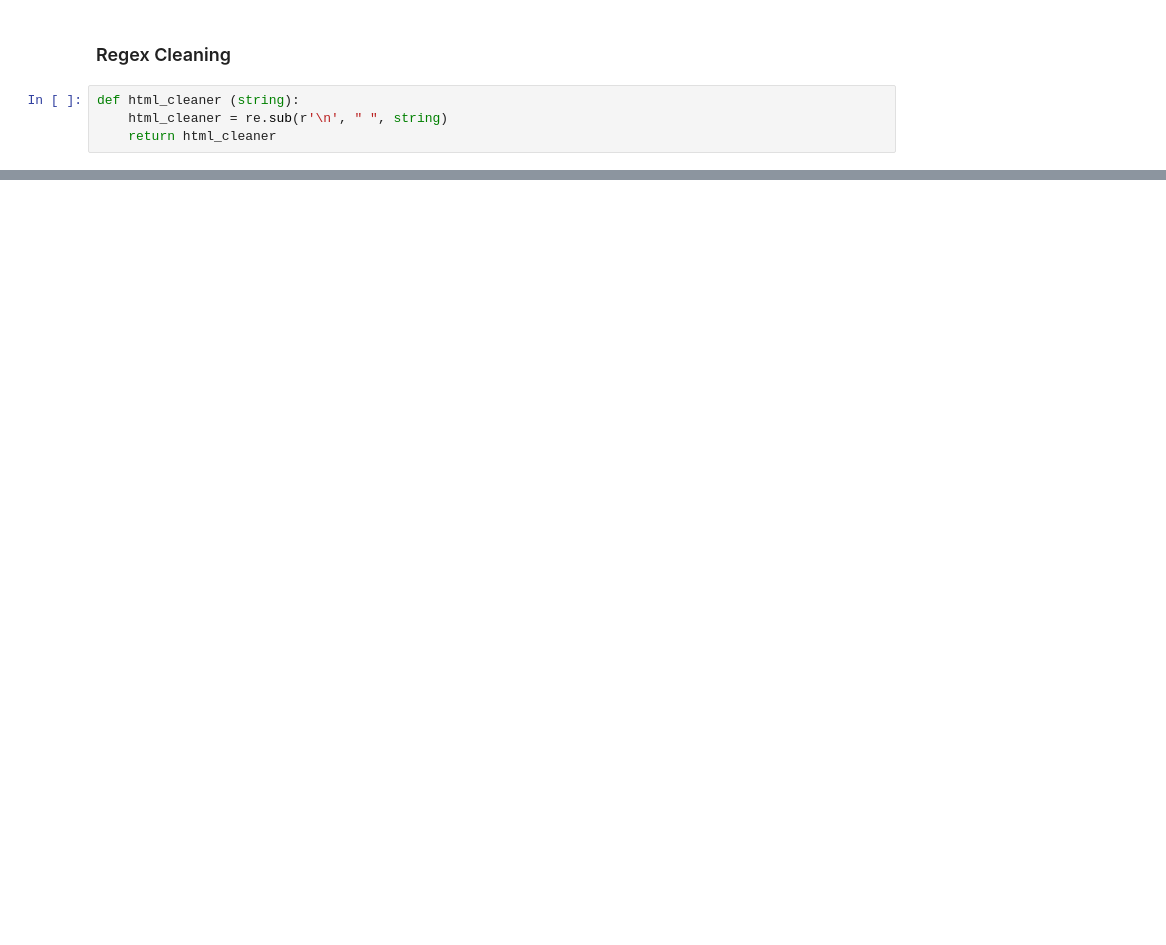
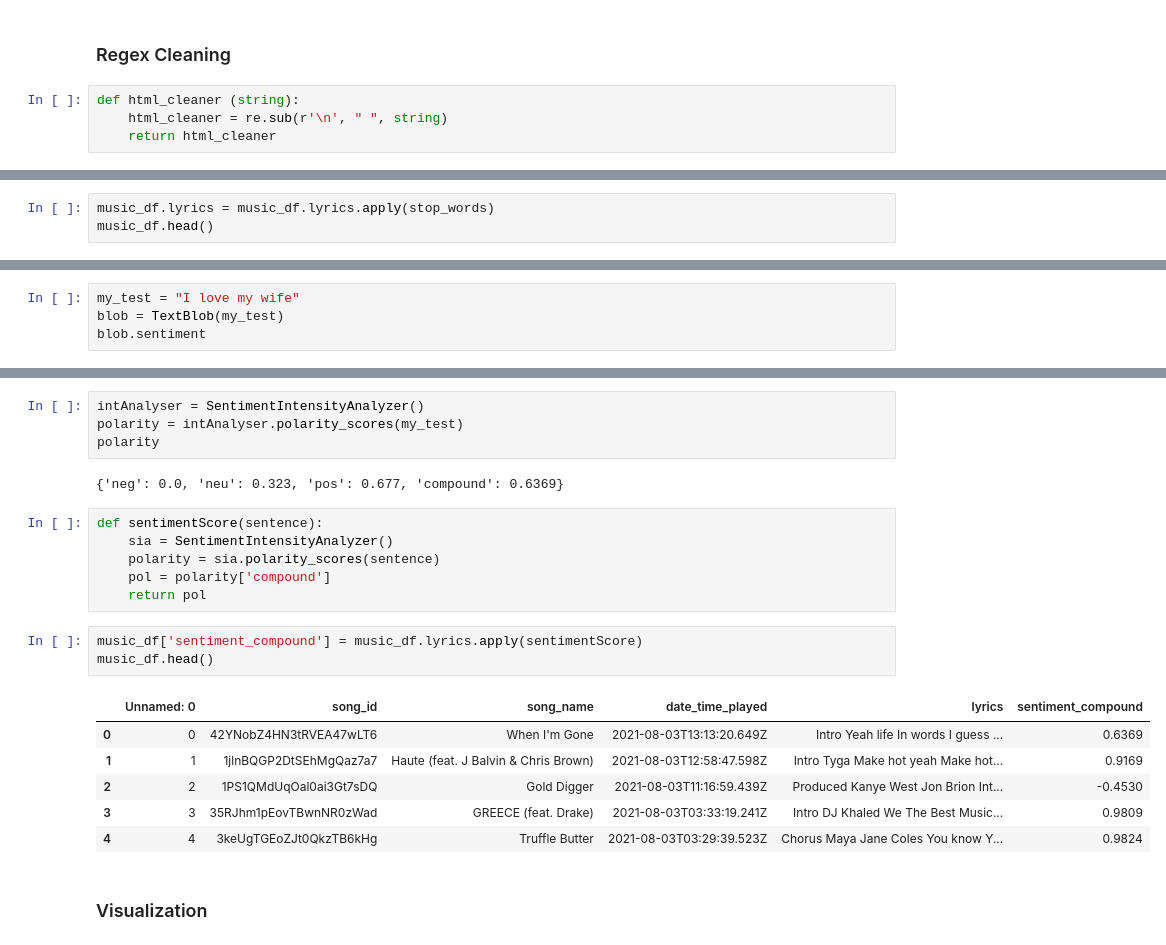
Before and after one commit to poboisvert/AirflowETL, a Jupyter notebook: lyrics_analysis_notebook/Sentiment-analysis-lyrics.ipynb, the cells around one changed output, grey strips where cells are left out. Drawn from its saved outputs; the diff is of its cells as text; blank space fills up the shorter version.

```diff
--- a/lyrics_analysis_notebook/Sentiment-analysis-lyrics.ipynb
+++ b/lyrics_analysis_notebook/Sentiment-analysis-lyrics.ipynb
@@ -60,0 +120,3 @@ print(stop_words)
+# %%
+music_df.lyrics = music_df.lyrics.apply(stop_words)
+music_df.head()
@@ -60,0 +132,4 @@ print(stop_words)
+# %%
+my_test = "I love my wife"
+blob = TextBlob(my_test)
+blob.sentiment
@@ -60,0 +144,24 @@ print(stop_words)
+# %%
+intAnalyser = SentimentIntensityAnalyzer()
+polarity = intAnalyser.polarity_scores(my_test)
+polarity
+# %% [output]
+{'neg': 0.0, 'neu': 0.323, 'pos': 0.677, 'compound': 0.6369}
+# %%
+def sentimentScore(sentence):
+    sia = SentimentIntensityAnalyzer()
+    polarity = sia.polarity_scores(sentence)
+    pol = polarity['compound']
+    return pol
+# %%
+music_df['sentiment_compound'] = music_df.lyrics.apply(sentimentScore)
+music_df.head()
+# %% [output]
+|  | Unnamed: 0 | song_id | song_name | date_time_played | lyrics | sentiment_compound |
+| 0 | 0 | 42YNobZ4HN3tRVEA47wLT6 | When I'm Gone | 2021-08-03T13:13:20.649Z | Intro Yeah life In words I guess ... | 0.6369 |
+| 1 | 1 | 1jlnBQGP2DtSEhMgQaz7a7 | Haute (feat. J Balvin & Chris Brown) | 2021-08-03T12:58:47.598Z | Intro Tyga Make hot yeah Make hot... | 0.9169 |
+| 2 | 2 | 1PS1QMdUqOal0ai3Gt7sDQ | Gold Digger | 2021-08-03T11:16:59.439Z | Produced Kanye West Jon Brion Int... | -0.4530 |
+| 3 | 3 | 35RJhm1pEovTBwnNR0zWad | GREECE (feat. Drake) | 2021-08-03T03:33:19.241Z | Intro DJ Khaled We The Best Music... | 0.9809 |
+| 4 | 4 | 3keUgTGEoZJt0QkzTB6kHg | Truffle Butter | 2021-08-03T03:29:39.523Z | Chorus Maya Jane Coles You know Y... | 0.9824 |
+# %% [markdown]
+### Visualization
```
Also changed, not shown: parts of 21 cells of this notebook, 8 other files.
